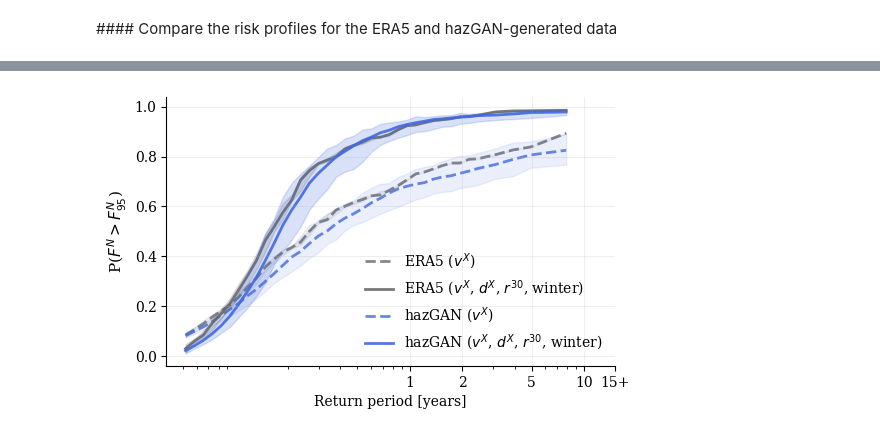
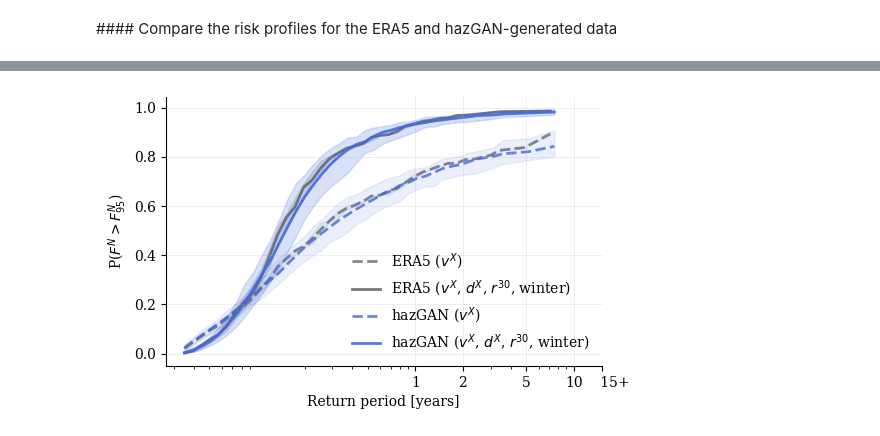
Before and after one commit to alisonpeard/hazGAN2, a Jupyter notebook: projects/poweruk_winter/analysis/riskprofiles_benchmark.ipynb, the cells around one changed output, grey strips where cells are left out. Cells and saved outputs as stored; diff of their text form; code cells hidden in the pictures.

```diff
--- a/projects/poweruk_winter/analysis/riskprofiles_benchmark.ipynb
+++ b/projects/poweruk_winter/analysis/riskprofiles_benchmark.ipynb
@@ -16,7 +16,11 @@ import cmocean.cm as cmo
 
 plt.rcParams["font.family"] = ["serif", "sans-serif", "monospace"][0]
 
+os.chdir('/hn01-home/spet5107')
+
 wd = "hazGAN2/projects/poweruk_winter"
+
+ensemble_years = [15, 500][0]
 
 with open(os.path.join(wd, "config.yaml"), "r") as stream:
     config = yaml.safe_load(stream)
@@ -30,11 +34,11 @@ local_crs = config["local_crs"]
 datasets = ["training", "generated"]
 
 training = xr.open_dataset(os.path.join(
-    wd, "analysis", "data", f"risk_profile_{region_of_interest.lower()}_training_{season}.nc")
+    wd, "analysis", "data", f"risk_profile_{region_of_interest.lower()}_training_{season}_{15}-ensembles.nc")
 )
 
 generated = xr.open_dataset(os.path.join(
-    wd, "analysis", "data", f"risk_profile_{region_of_interest.lower()}_generated_{season}.nc")
+    wd, "analysis", "data", f"risk_profile_{region_of_interest.lower()}_generated_{season}_{ensemble_years}-ensembles.nc")
 )
 
 gen_ensembles = generated.attrs["n_ensembles"]
@@ -231,35 +149,37 @@ def plot_intervals(ds:xr.Dataset, ax, num_bins=50, color="k", label="", alpha=0.
         zorder=1
     )
     ax.plot(
         model_quartiles['return_period'], model_quartiles['median'],
         color=color, alpha=0.9, linewidth=lw,
         label=fr"{label}($v^X$, $d^X$, $r^{{30}}$, {season})",
         zorder=1
     )
 
-
 fig, ax = plt.subplots(figsize=set_size(500, 0.8))
 
 plot_intervals(training, ax, color="dimgray", num_bins=50, alpha=0.025, label="ERA5 ")
 plot_intervals(generated, ax, color="royalblue", num_bins=50, alpha=0.025, label="hazGAN ")
 
 ax.set_xscale("log")
 ticks = [1, 2, 5, 10, 20, 50, 100, 250, 500, 1000]
 ticks = [t for t in ticks if t <= rp_max]
-ax.set_xticks(ticks + [rp_max], labels=ticks + [f"{rp_max:.0f}+"])
-ax.set_ylabel(r"P($F^N>F^N_{95}$)", fontsize=11)
+ax.set_xticks(ticks + [rp_max], labels=ticks + [f"      {rp_max:.0f}+"])
+ax.set_ylabel(r"P($F^N>F^N_{95}$)")#, fontsize=11)
 ax.set_xlabel("Return period [years]")#, fontsize=11)
 ax.legend(loc="lower right", frameon=False, )# fontsize=10)
 ax.grid(alpha=0.3, linewidth=0.5)
+# ax.set_yscale("logit")
 # fig.suptitle(f"{region_of_interest} {gen_ensembles}×{ensemble_years}-year ensembles", y=0.98)
 
 # reduce chartjunk
 ax.spines[['right', 'top']].set_visible(False)
 
 fig.tight_layout()
 
+os.makedirs(os.path.join(wd, "results", "figures", "riskprofiles"), exist_ok=True)
+
 fig.savefig(os.path.join(
-    wd, "results", "figures", f"riskprofile_benchmarking_{region_of_interest.lower()}_{season}.pdf"
+    wd, "results", "figures", "riskprofiles", f"{region_of_interest.lower()}_{season}_{ensemble_years}-yr.pdf"
 ), dpi=300, transparent=True)
 # %% [output]
-[figure, old version]
+[figure, new version]
```
Also changed, not shown: parts of 3 cells of this notebook, 29 other files.
